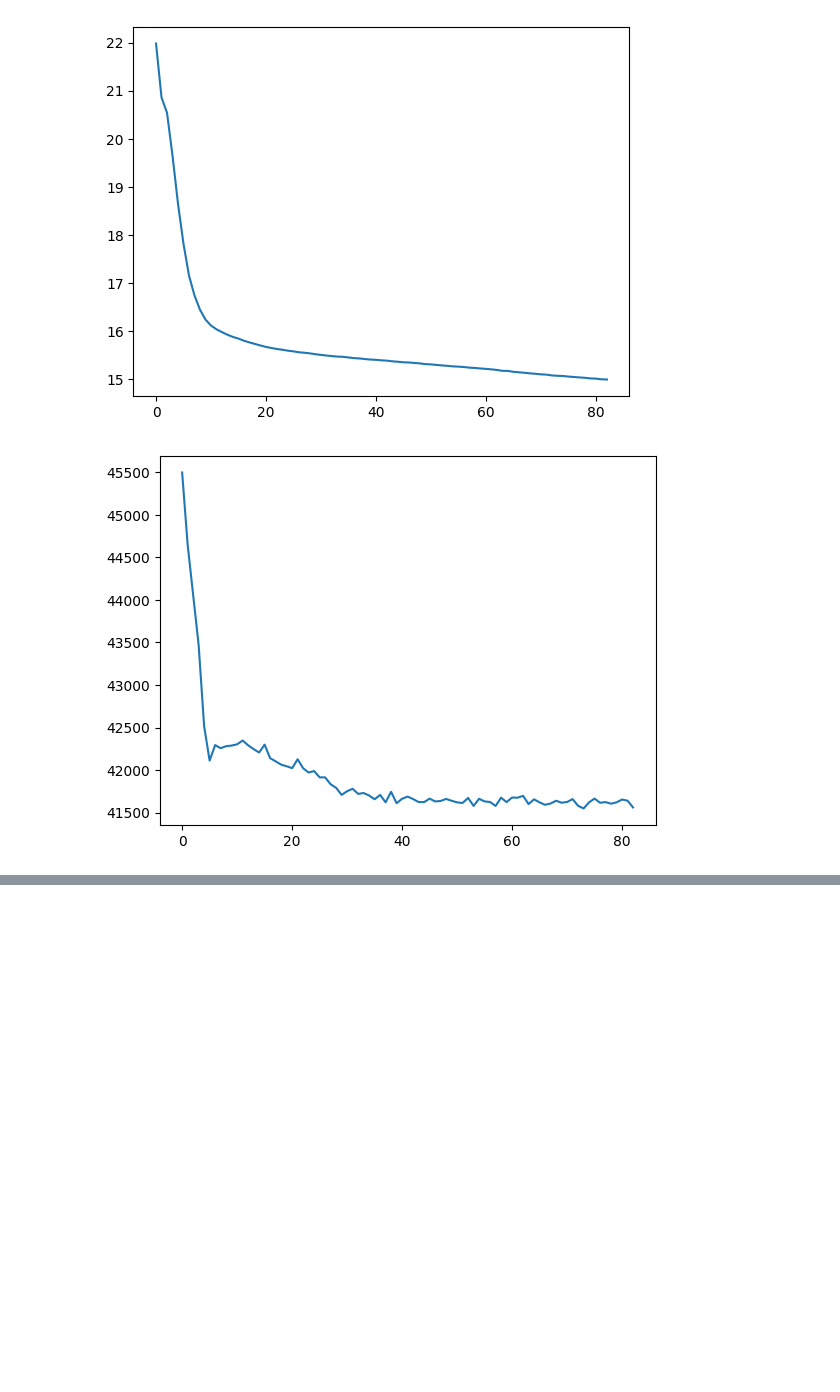
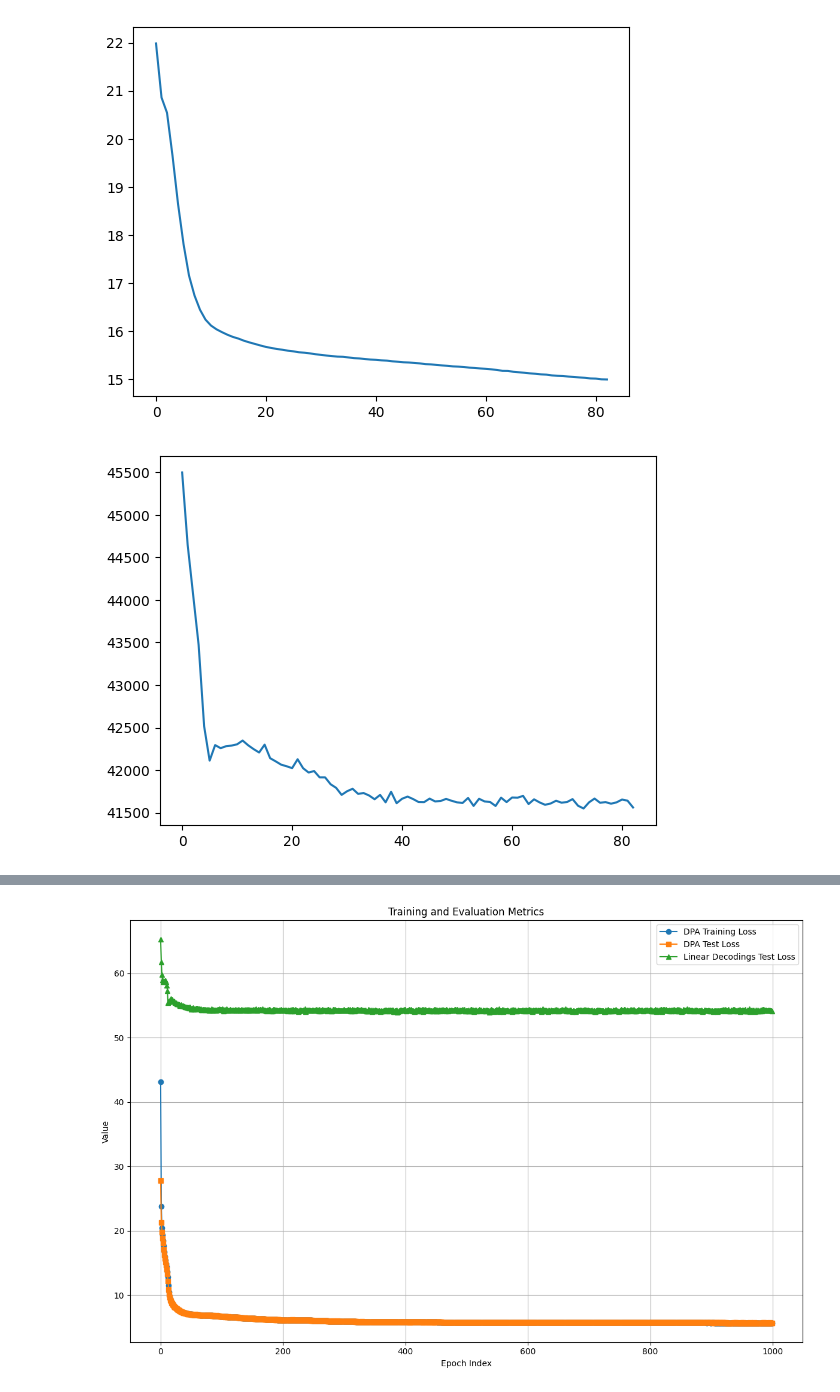
Before and after one commit to Motte12/dpa_for_llaae, a Jupyter notebook: joint_training/analyse_loss.ipynb, the cells around one changed output, grey strips where cells are left out. Saved outputs shown, nothing was run; the diff lists cells and outputs as text; code cells hidden in the pictures; blank space fills up the shorter version.

```diff
--- a/joint_training/analyse_loss.ipynb
+++ b/joint_training/analyse_loss.ipynb
@@ -108,0 +121,80 @@ plt.show()
+# %%
+# plot Ldl (Loss latent decodings) too
+import re
+
+def extract_first_column_values(log_text):
+    results = {
+        "epoch": [],
+        "ldl": [],
+        "test": [],
+        "test_ldp": []
+    }
+
+    lines = log_text.strip().split('\n')
+    for line in lines:
+        if line.startswith('[Epoch'):
+            match = re.match(r'\[Epoch\s+\d+\],\s*([-\d.]+)', line)
+            if match:
+                results["epoch"].append(float(match.group(1)))
+        elif line.startswith(' Ldl'):
+            match = re.match(r'\s*Ldl\s*\t\s*([-\d.]+)', line)
+            if match:
+                results["ldl"].append(float(match.group(1)))
+        elif line.startswith('(test)'):
+            match = re.match(r'\(test\)\s*([-\d.]+)', line)
+            if match:
+                results["test"].append(float(match.group(1)))
+        elif line.startswith(' test_ldp'):
+            match = re.match(r'\s*test_ldp\s*\t\s*([-\d.]+)', line)
+            if match:
+                results["test_ldp"].append(float(match.group(1)))
+
+    return results
+
+
+log_file_path = "/work/fl53wumy-llaae_data_new/fl53wumy-llaae_data_new-1748049607/dpa_output/dpa_training_output_jointDPA_20250617_184157/log.txt"  # Replace with the path to your .log file
+with open(log_file_path, "r") as file:
+    log_data = file.read()
+
+extracted_values = extract_first_column_values(log_data)
+#print(extracted_values)
+for key in extracted_values:
+    print(key)
+
+import matplotlib.pyplot as plt
+
+def plot_training_metrics(metrics, interval, save_path):
+    """
+    Plots training and evaluation metrics from a dictionary.
+
+    Parameters:
+    - metrics: dict with keys 'epoch', 'ldl', 'test', 'test_ldp',
+               each containing a list of floats.
+    """
+    plt.figure(figsize=(12, 8))
+
+    # Plot each available metric
+    if 'epoch' in metrics:
+        plt.plot(metrics['epoch'][interval[0]:interval[1]], label='DPA Training Loss', marker='o')
+    #if 'ldl' in metrics:
+    #    plt.plot(metrics['ldl'][interval[0]:interval[1]], label='LDL', marker='x')
+    if 'test' in metrics:
+        plt.plot(metrics['test'][interval[0]:interval[1]], label='DPA Test Loss', marker='s')
+    if 'test_ldp' in metrics:
+        plt.plot(metrics['test_ldp'][interval[0]:interval[1]], label='Linear Decodings Test Loss', marker='^')
+
+    plt.xlabel("Epoch Index")
+    plt.ylabel("Value")
+    plt.title("Training and Evaluation Metrics")
+    plt.legend()
+    plt.grid(True)
+    plt.tight_layout()
+
+    if save_path:
+        plt.savefig(save_path, dpi=300)
+        print(f"Plot saved to {save_path}")
+
+    plt.show()
+
+plot_training_metrics(extracted_values, [0,1000], save_path="/home/sc.uni-leipzig.de/fl53wumy/llaae_new/Model_trials/first_joint_training/loss_1000_epochs.png")
+# %% [output]
@@ -108,0 +206 @@ plt.show()
+[figure, added]
```
Also changed, not shown: parts of 4 cells of this notebook, 1 other file.
